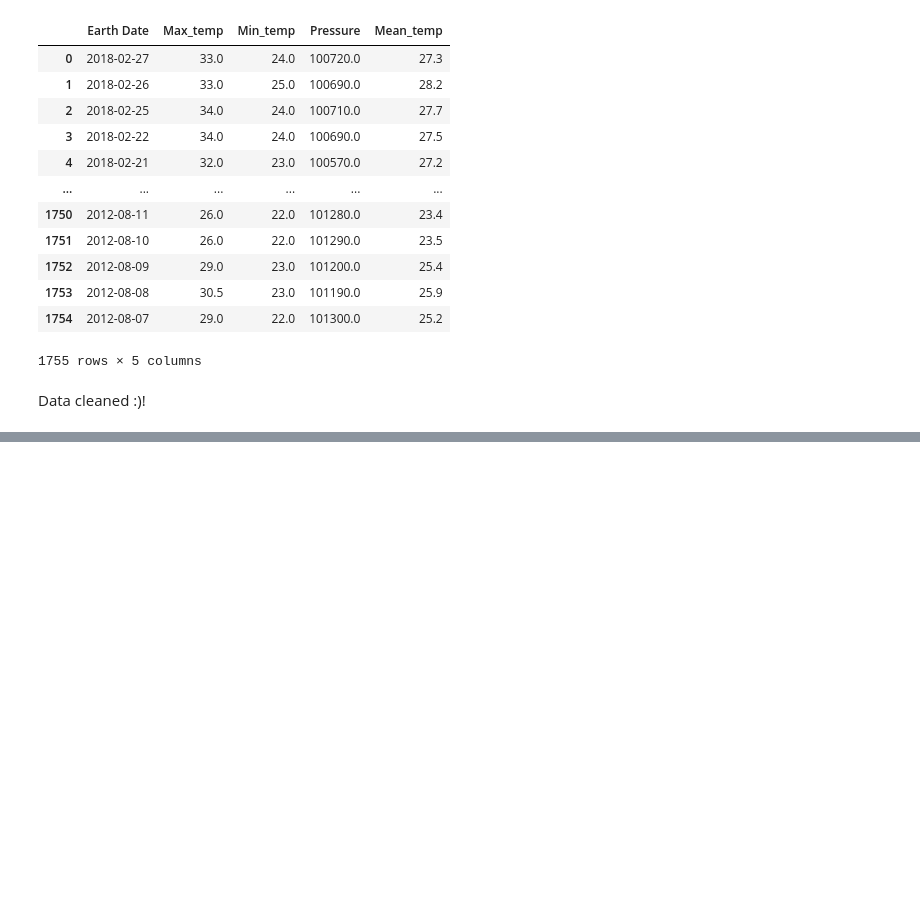
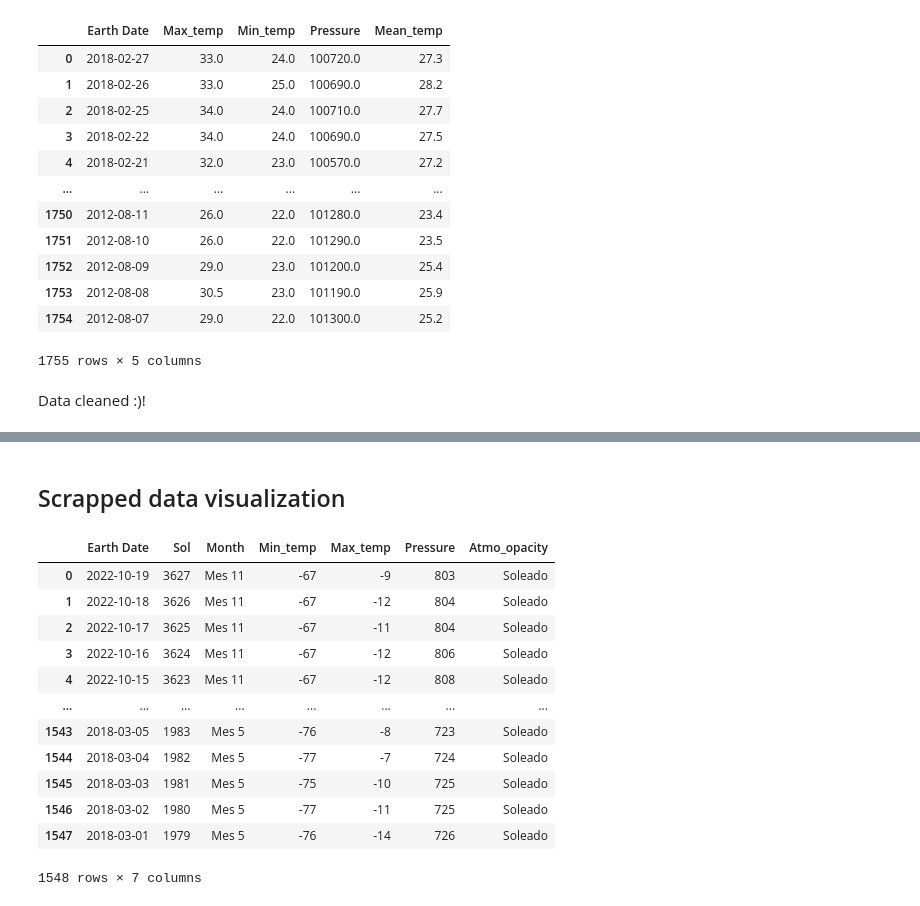
Before and after one commit to csuoc/mars_rems_curiosity, a Jupyter notebook: src/Data_cleaning.ipynb, the cells around one changed output, grey strips where cells are left out. Saved outputs shown, nothing was run; the diff lists cells and outputs as text; code cells hidden in the pictures; blank space fills up the shorter version.

Commit message:
Cleaning widget

```diff
--- a/src/Data_cleaning.ipynb
+++ b/src/Data_cleaning.ipynb
@@ -410,0 +409,22 @@ widget2.to_csv("../data/widget2.csv", index=False)
+# %%
+widget = pd.read_csv("../data/widget.csv")
+# %% [markdown]
+## Scrapped data visualization
+# %%
+widget = widget.iloc[0:1548]
+# %%
+widget
+# %% [output]
+|  | Earth Date | Sol | Month | Min_temp | Max_temp | Pressure | Atmo_opacity |
+| 0 | 2022-10-19 | 3627 | Mes 11 | -67 | -9 | 803 | Soleado |
+| 1 | 2022-10-18 | 3626 | Mes 11 | -67 | -12 | 804 | Soleado |
+| 2 | 2022-10-17 | 3625 | Mes 11 | -67 | -11 | 804 | Soleado |
+| 3 | 2022-10-16 | 3624 | Mes 11 | -67 | -12 | 806 | Soleado |
+| 4 | 2022-10-15 | 3623 | Mes 11 | -67 | -12 | 808 | Soleado |
+| ... | ... | ... | ... | ... | ... | ... | ... |
+| 1543 | 2018-03-05 | 1983 | Mes 5 | -76 | -8 | 723 | Soleado |
+| 1544 | 2018-03-04 | 1982 | Mes 5 | -77 | -7 | 724 | Soleado |
+| 1545 | 2018-03-03 | 1981 | Mes 5 | -75 | -10 | 725 | Soleado |
+| 1546 | 2018-03-02 | 1980 | Mes 5 | -77 | -11 | 725 | Soleado |
+| 1547 | 2018-03-01 | 1979 | Mes 5 | -76 | -14 | 726 | Soleado |
+1548 rows × 7 columns
```
Also changed, not shown: parts of 11 cells of this notebook, 3 other files.
